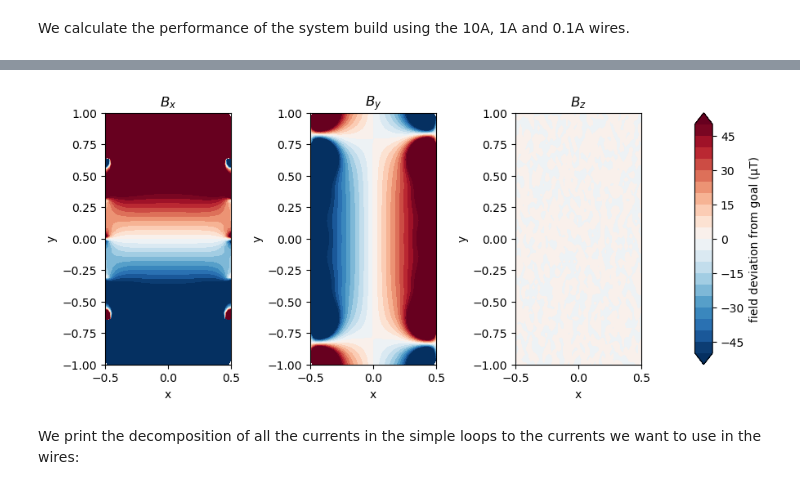
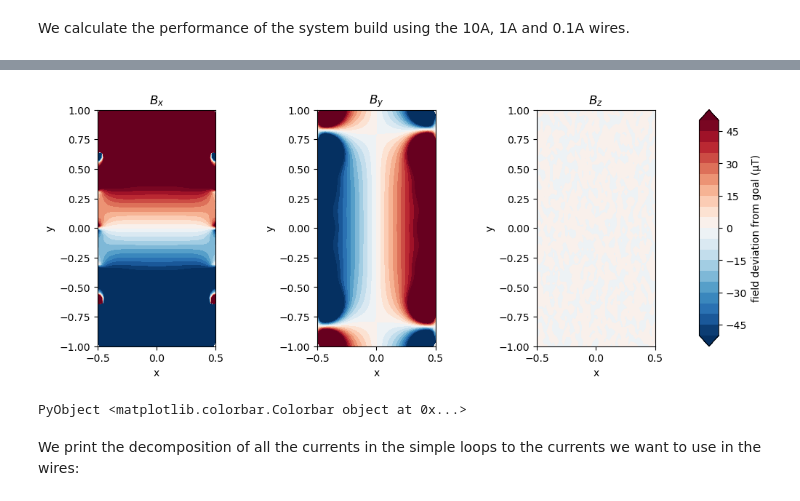
Before and after one commit to rawlik/Coils.jl, a Jupyter notebook: example.ipynb, the cells around one changed output, grey strips where cells are left out. Saved outputs shown, nothing was run; the diff lists cells and outputs as text; code cells hidden in the pictures.

```diff
--- a/example.ipynb
+++ b/example.ipynb
@@ -375,9 +402,9 @@ When we do not supply the reference field, we can plot the field of the coild.
 # %%
 plot_loops_field(simpleloops, simpleloopscurrents_real, vertex_positions, [1, 2, 3], 0;
         n = 50, spanA = [-0.5, 0.5], spanB = [-1, 1], levels = -50:5:50)
-display(gcf())
 # %% [output]
-[figure, old version]
+[figure, new version]
+PyObject <matplotlib.colorbar.Colorbar object at 0x...>
 # %% [markdown]
 We print the decomposition of all the currents in the simple loops to the currents we want to use in the wires:
 # %%
```
Also changed, not shown: parts of 35 cells of this notebook.
